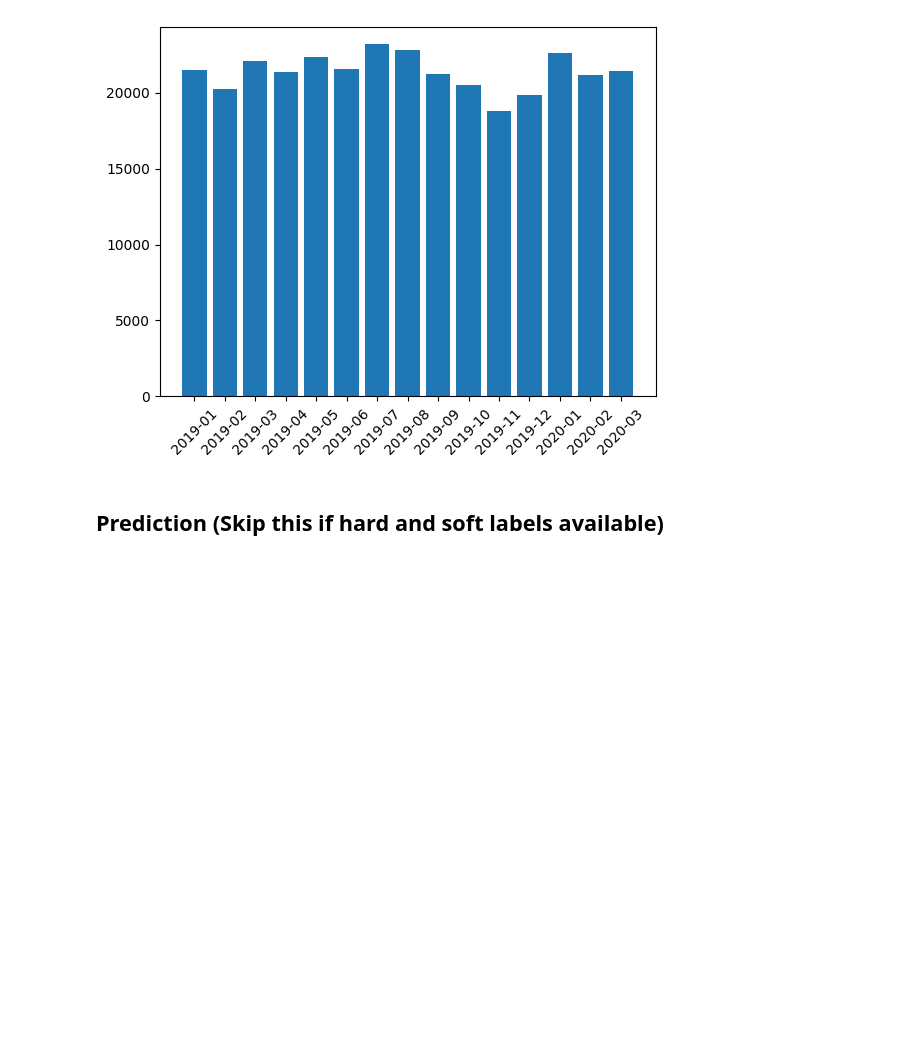
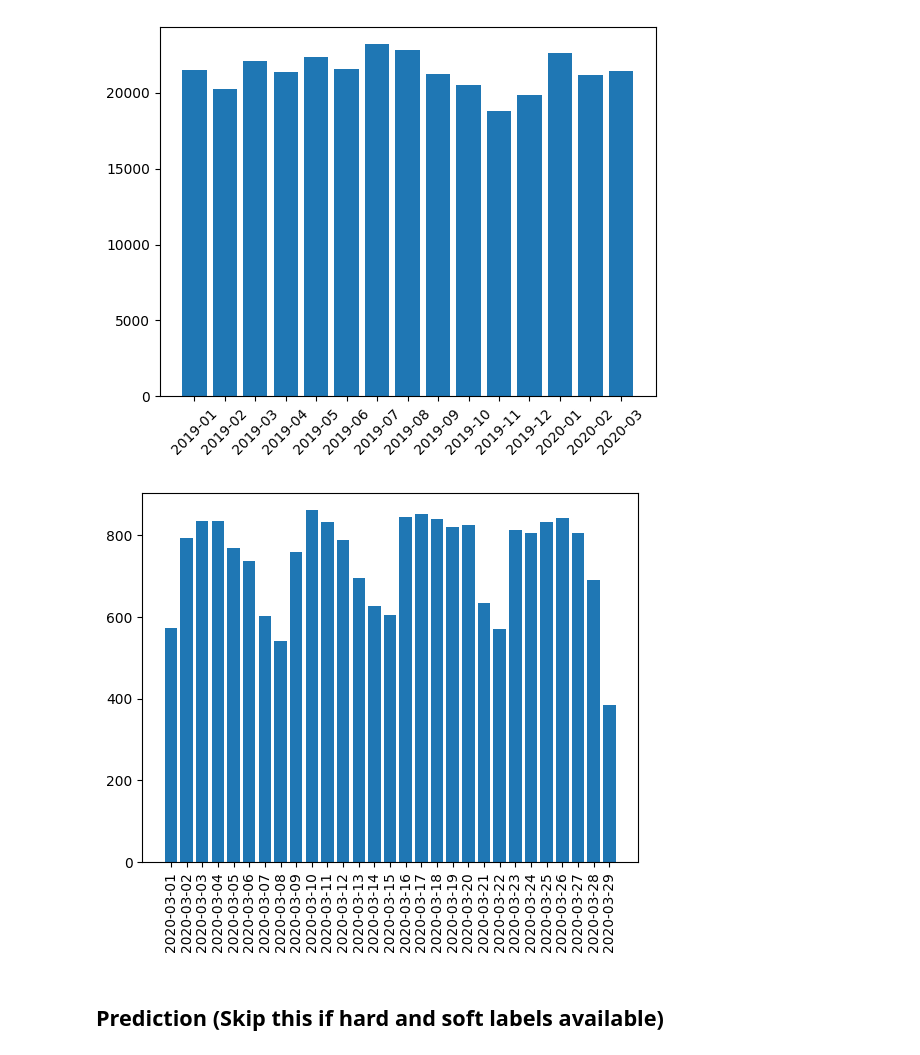
Before and after one commit to heeh/legal_advice, a Jupyter notebook: predictor.ipynb, the cells around one changed output. Saved outputs shown, nothing was run; the diff lists cells and outputs as text; code cells hidden in the pictures; blank space fills up the shorter version.

```diff
--- a/predictor.ipynb
+++ b/predictor.ipynb
@@ -282,5 +362,9 @@ plotDictBar(monthly_num_docs)
 # %% [output]
 [figure]
+# %%
+plotDictBar(daily_num_docs,90)
+# %% [output]
+[figure, added]
 # %% [markdown]
 ## Prediction (Skip this if hard and soft labels available)
 # %%
```
Also changed, not shown: parts of 28 cells of this notebook.
